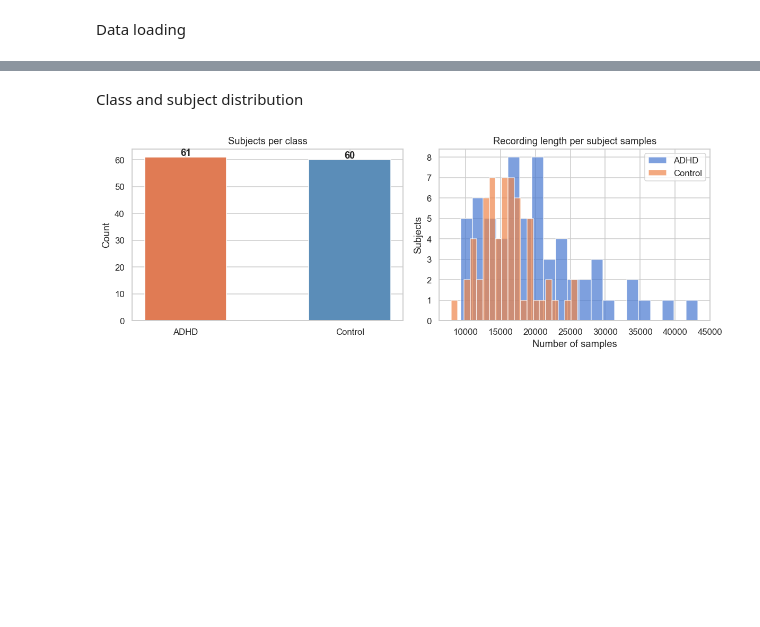
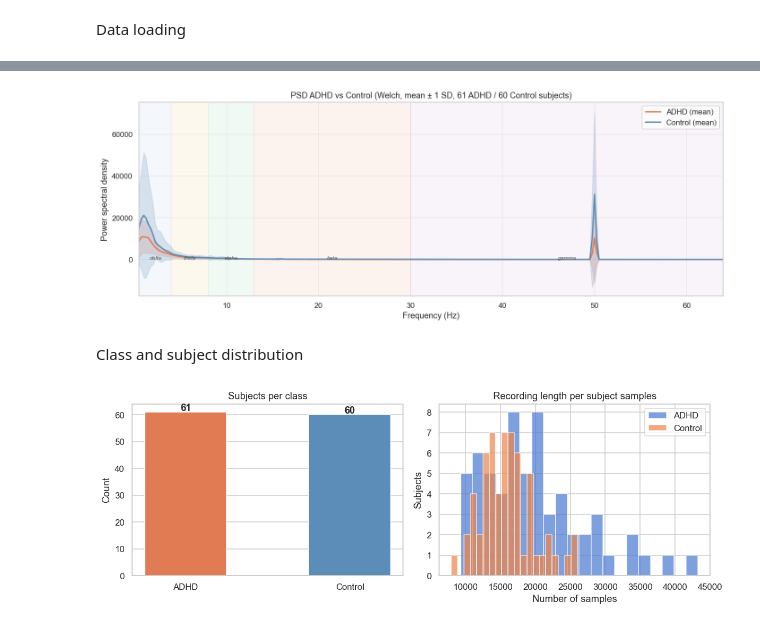
Before and after one commit to wsparcie/ai-neuron-rekrutacja-2026, a Jupyter notebook: notebooks/eda.ipynb, the cells around one changed output, grey strips where cells are left out. Saved outputs shown, nothing was run; the diff lists cells and outputs as text; code cells hidden in the pictures; blank space fills up the shorter version.

```diff
--- a/notebooks/eda.ipynb
+++ b/notebooks/eda.ipynb
@@ -34,3 +77,64 @@ shape: (2166383, 22)
+# %%
+BAND_REGIONS = {
+    'delta': (0.5, 4.0,  '#a8c4e0'),
+    'theta': (4.0, 8.0,  '#f5c97a'),
+    'alpha': (8.0, 13.0, '#90d4a8'),
+    'beta':  (13.0, 30.0,'#f5a07a'),
+    'gamma': (30.0, 64.0,'#d4a8d4'),
+}
+
+def mean_psd(group):
+    signal = group[EEG_CHANNELS].values
+    n = signal.shape[0]
+    nperseg = min(n, SAMPLING_FREQ * 4)
+    all_psd = []
+    for ch_idx in range(signal.shape[1]):
+        freqs, psd = welch(signal[:, ch_idx], fs=SAMPLING_FREQ, nperseg=nperseg)
+        all_psd.append(psd)
+    return freqs, np.mean(all_psd, axis=0)
+
+adhd_subjects = df[df['label'] == 1]['ID'].unique()
+ctrl_subjects  = df[df['label'] == 0]['ID'].unique()
+
+adhd_psds, ctrl_psds, freqs = [], [], None
+for sid in adhd_subjects:
+    f, p = mean_psd(df[df['ID'] == sid])
+    freqs = f
+    adhd_psds.append(p)
+for sid in ctrl_subjects:
+    _, p = mean_psd(df[df['ID'] == sid])
+    ctrl_psds.append(p)
+
+adhd_mean = np.mean(adhd_psds, axis=0)
+adhd_std  = np.std(adhd_psds, axis=0)
+ctrl_mean = np.mean(ctrl_psds, axis=0)
+ctrl_std  = np.std(ctrl_psds, axis=0)
+
+n_a, n_c = len(adhd_subjects), len(ctrl_subjects)
+
+fig, ax = plt.subplots(figsize=(13, 5))
+
+for band, (lo, hi, color) in BAND_REGIONS.items():
+    ax.axvspan(lo, hi, alpha=0.12, color=color)
+    ax.text((lo + hi) / 2, ax.get_ylim()[1] if ax.get_ylim()[1] != 1 else 1,
+            band, ha='center', fontsize=8, color='#555555', style='italic')
+
+ax.plot(freqs, adhd_mean, color='#e07b54', lw=2.0, label='ADHD (mean)')
+ax.fill_between(freqs, adhd_mean - adhd_std, adhd_mean + adhd_std, alpha=0.2, color='#e07b54')
+
+ax.plot(freqs, ctrl_mean, color='#5b8db8', lw=2.0, label='Control (mean)')
+ax.fill_between(freqs, ctrl_mean - ctrl_std, ctrl_mean + ctrl_std, alpha=0.2, color='#5b8db8')
+
+ax.set_xlabel('Frequency (Hz)')
+ax.set_ylabel('Power spectral density')
+ax.set_title(f'PSD ADHD vs Control (Welch, mean ± 1 SD, {n_a} ADHD / {n_c} Control subjects)')
+ax.set_xlim(0.5, freqs[-1])
+ax.legend(loc='upper right')
+ax.grid(alpha=0.3)
+plt.tight_layout()
+plt.show()
+# %% [output]
+[figure, added]
 # %% [markdown]
 Class and subject distribution
 # %%
```
Also changed, not shown: parts of 16 cells of this notebook, 10 other files.
